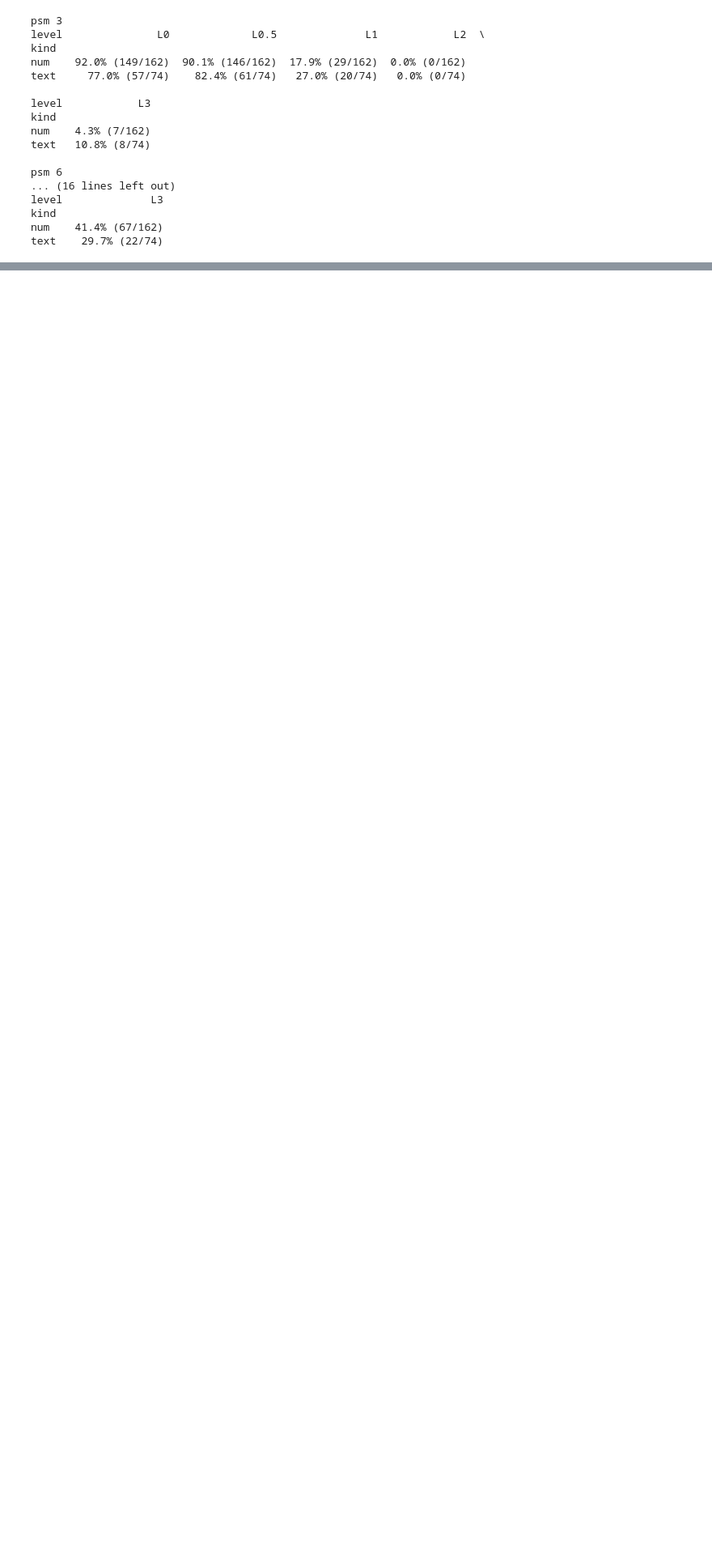
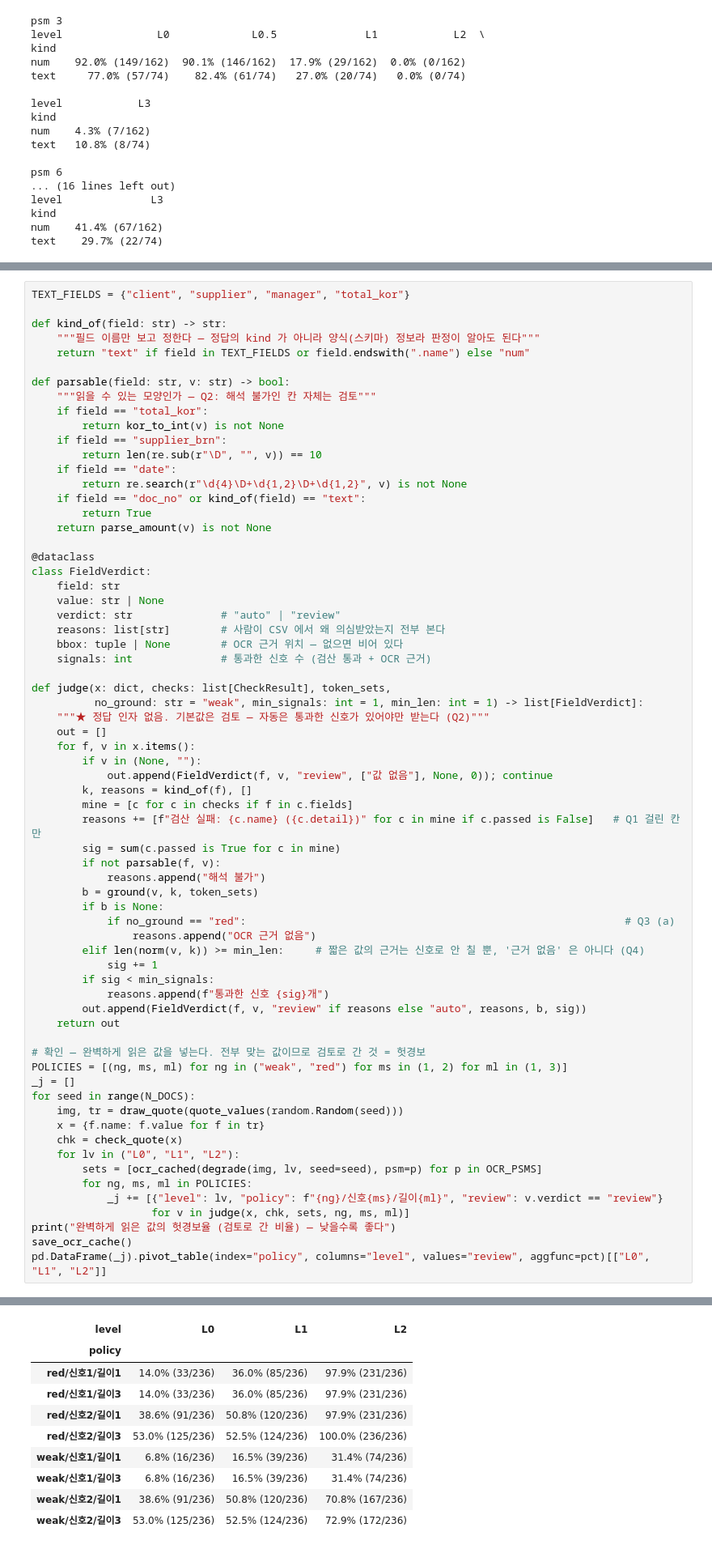
Before and after one commit to songwookun/img-vlm-extractor, a Jupyter notebook: notebooks/02_role_split.ipynb, the cells around one changed output, grey strips where cells are left out. Shown at 81% size. Saved outputs shown, nothing was run; the diff lists cells and outputs as text; blank space fills up the shorter version.

```diff
--- a/notebooks/02_role_split.ipynb
+++ b/notebooks/02_role_split.ipynb
@@ -457,0 +655,68 @@ text    29.7% (22/74)
+# %%
+TEXT_FIELDS = {"client", "supplier", "manager", "total_kor"}
+
+def kind_of(field: str) -> str:
+    """필드 이름만 보고 정한다 — 정답의 kind 가 아니라 양식(스키마) 정보라 판정이 알아도 된다"""
+    return "text" if field in TEXT_FIELDS or field.endswith(".name") else "num"
+
+def parsable(field: str, v: str) -> bool:
+    """읽을 수 있는 모양인가 — Q2: 해석 불가인 칸 자체는 검토"""
+    if field == "total_kor":
+        return kor_to_int(v) is not None
+    if field == "supplier_brn":
+        return len(re.sub(r"\D", "", v)) == 10
+    if field == "date":
+        return re.search(r"\d{4}\D+\d{1,2}\D+\d{1,2}", v) is not None
+    if field == "doc_no" or kind_of(field) == "text":
+        return True
+    return parse_amount(v) is not None
+
+@dataclass
+class FieldVerdict:
+    field: str
+    value: str | None
+    verdict: str              # "auto" | "review"
+    reasons: list[str]        # 사람이 CSV 에서 왜 의심받았는지 전부 본다
+    bbox: tuple | None        # OCR 근거 위치 — 없으면 비어 있다
+    signals: int              # 통과한 신호 수 (검산 통과 + OCR 근거)
+
+def judge(x: dict, checks: list[CheckResult], token_sets,
+          no_ground: str = "weak", min_signals: int = 1, min_len: int = 1) -> list[FieldVerdict]:
+    """★ 정답 인자 없음. 기본값은 검토 — 자동은 통과한 신호가 있어야만 받는다 (Q2)"""
+    out = []
+    for f, v in x.items():
+        if v in (None, ""):
+            out.append(FieldVerdict(f, v, "review", ["값 없음"], None, 0)); continue
+        k, reasons = kind_of(f), []
+        mine = [c for c in checks if f in c.fields]
+        reasons += [f"검산 실패: {c.name} ({c.detail})" for c in mine if c.passed is False]   # Q1 걸린 칸만
+        sig = sum(c.passed is True for c in mine)
+        if not parsable(f, v):
+            reasons.append("해석 불가")
+        b = ground(v, k, token_sets)
+        if b is None:
+            if no_ground == "red":                                                            # Q3 (a)
+                reasons.append("OCR 근거 없음")
+        elif len(norm(v, k)) >= min_len:     # 짧은 값의 근거는 신호로 안 칠 뿐, '근거 없음' 은 아니다 (Q4)
+            sig += 1
+        if sig < min_signals:
+            reasons.append(f"통과한 신호 {sig}개")
+        out.append(FieldVerdict(f, v, "review" if reasons else "auto", reasons, b, sig))
+    return out
+
+# 확인 — 완벽하게 읽은 값을 넣는다. 전부 맞는 값이므로 검토로 간 것 = 헛경보
+POLICIES = [(ng, ms, ml) for ng in ("weak", "red") for ms in (1, 2) for ml in (1, 3)]
+_j = []
+for seed in range(N_DOCS):
+    img, tr = draw_quote(quote_values(random.Random(seed)))
+    x = {f.name: f.value for f in tr}
+    chk = check_quote(x)
+    for lv in ("L0", "L1", "L2"):
+        sets = [ocr_cached(degrade(img, lv, seed=seed), psm=p) for p in OCR_PSMS]
+        for ng, ms, ml in POLICIES:
+            _j += [{"level": lv, "policy": f"{ng}/신호{ms}/길이{ml}", "review": v.verdict == "review"}
+                   for v in judge(x, chk, sets, ng, ms, ml)]
+print("완벽하게 읽은 값의 헛경보율 (검토로 간 비율) — 낮을수록 좋다")
+save_ocr_cache()
+pd.DataFrame(_j).pivot_table(index="policy", columns="level", values="review", aggfunc=pct)[["L0", "L1", "L2"]]
+# %% [output]
@@ -457,0 +724,10 @@ text    29.7% (22/74)
+| level | L0 | L1 | L2 |
+| policy |  |  |  |
+| red/신호1/길이1 | 14.0% (33/236) | 36.0% (85/236) | 97.9% (231/236) |
+| red/신호1/길이3 | 14.0% (33/236) | 36.0% (85/236) | 97.9% (231/236) |
+| red/신호2/길이1 | 38.6% (91/236) | 50.8% (120/236) | 97.9% (231/236) |
+| red/신호2/길이3 | 53.0% (125/236) | 52.5% (124/236) | 100.0% (236/236) |
+| weak/신호1/길이1 | 6.8% (16/236) | 16.5% (39/236) | 31.4% (74/236) |
+| weak/신호1/길이3 | 6.8% (16/236) | 16.5% (39/236) | 31.4% (74/236) |
+| weak/신호2/길이1 | 38.6% (91/236) | 50.8% (120/236) | 70.8% (167/236) |
+| weak/신호2/길이3 | 53.0% (125/236) | 52.5% (124/236) | 72.9% (172/236) |
```
Also changed, not shown: parts of 16 cells of this notebook, 1 other file.
